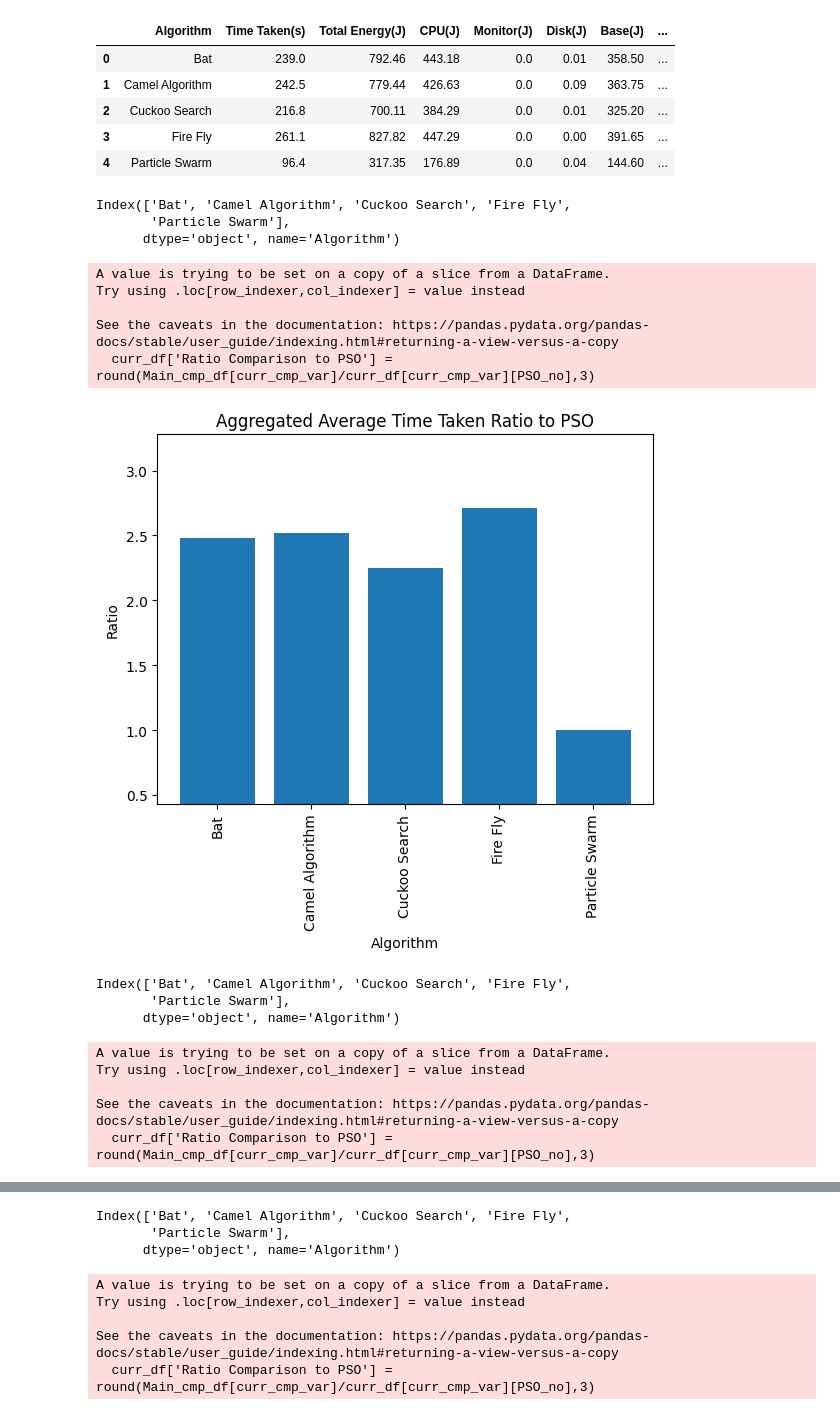
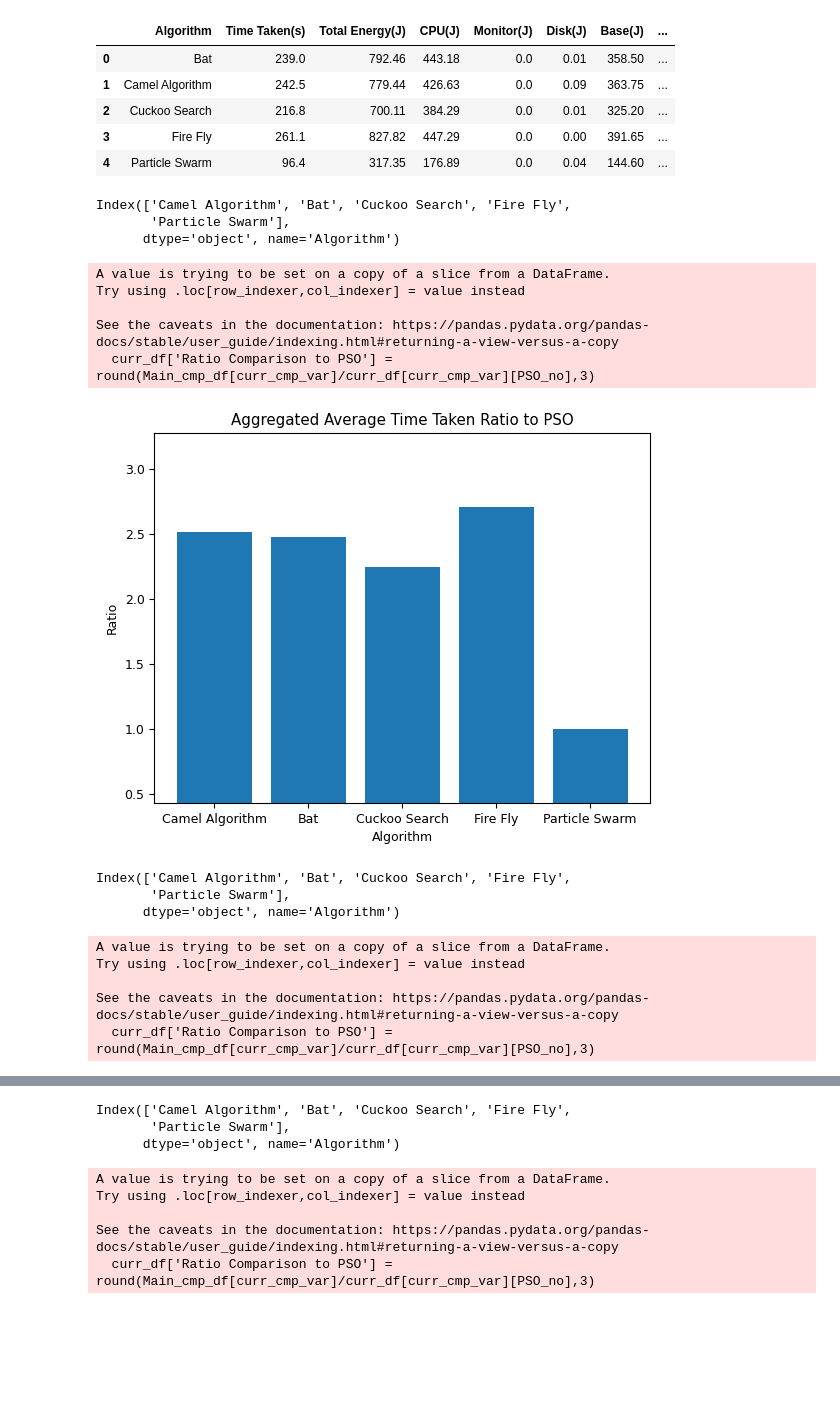
Before and after one commit to ChanderJindal/Analyzing-and-Rating-Greenness-of-Nature-Inspired-Algorithms, a Jupyter notebook: code/graphs.ipynb, the cells around one changed output, grey strips where cells are left out. Saved outputs shown, nothing was run; the diff lists cells and outputs as text; code cells hidden in the pictures; blank space fills up the shorter version.

```diff
--- a/code/graphs.ipynb
+++ b/code/graphs.ipynb
@@ -3,6 +3,9 @@ import os
 import json
 import numpy as np
 import pandas as pd
+# %%
+Img_Format = 'png'
+Home = os.getcwd()
 # %%
 Top_folder = os.path.join(Home,'Top Vals')
 Top_folder_prefix = '_peak_values.csv'
@@ -106,0 +130,15 @@ new_df
+# %%
+from matplotlib import pyplot as plt
+plt.rcParams.update({'font.size': 9})#<- this size is for all
+new_df = new_df.reindex([1,0,2,3,4])
+plot_df = new_df.drop(columns=['Power Consumption (w)','Time Taken(s)','Algorithm'])
+plot_df = plot_df.loc[:,['Total Energy(J)', 'CPU(J)', 'Base(J)', 'Disk(J)', 'Monitor(J)']]
+
+plot_df.index = new_df['Algorithm']
+plot_df.plot(kind="bar",rot=0)#<- this rotation is for inner label
+plt.title('Aggregated Average Consumption of Energy in each algorthm')
+plt.xlabel('Algorithms',rotation='horizontal')#<- this rotation is for outer label
+plt.ylabel('Energy Consumed (J)')
+print(plot_df.columns)
+plt.savefig(f'{os.path.join(AA_folder, os.path.basename(AA_folder))} sector.{Img_Format}')
+plt.show()
@@ -165,35 +187,38 @@ for i in range(len(Main_cmp_df['Algorithm'])):
 # %%
 cmp_lst = ['Time Taken(s)',	'Total Energy(J)', 'CPU(J)','Power Consumption (w)']
 for curr_cmp_var in cmp_lst:
     curr_col_lst = ['Algorithm', curr_cmp_var]
     curr_df = Main_cmp_df[curr_col_lst]
     curr_df['Ratio Comparison to PSO'] = round(Main_cmp_df[curr_cmp_var]/curr_df[curr_cmp_var][PSO_no],3)
     #print(f'Aggregated Average {curr_cmp_var[:-3]} Ratio.csv')
     curr_df.to_csv(os.path.join(AA_folder,f'Aggregated Average {curr_cmp_var[:-3]} Ratio.csv'))
+    curr_df = curr_df.reindex([1,0,2,3,4])
 
     plt.bar(curr_df['Algorithm'], curr_df['Ratio Comparison to PSO'])
-    plt.xticks(rotation='vertical')
+    plt.xticks(rotation='horizontal')
 
-    plt.title(f'Aggregated Average {curr_cmp_var[:-3]} Ratio to PSO')
+    curr_title_name = curr_cmp_var[:-3].strip()
+
+    plt.title(f'Aggregated Average {curr_title_name} Ratio to PSO')
     plt.xlabel('Algorithm')
     plt.ylabel('Ratio')
     gap = (max(curr_df['Ratio Comparison to PSO']) - min(curr_df['Ratio Comparison to PSO']))/3
     plt.ylim( min(curr_df['Ratio Comparison to PSO'])-gap , max(curr_df['Ratio Comparison to PSO'])+gap )
     print(plot_df.columns)
 
-    plt.savefig(os.path.join(AA_folder, f'{curr_cmp_var[:-3]}.svg'))
+    plt.savefig(os.path.join(AA_folder, f'{curr_title_name}.{Img_Format}'))
     plt.show()
 # %% [output]
-Index(['Bat', 'Camel Algorithm', 'Cuckoo Search', 'Fire Fly',
+Index(['Camel Algorithm', 'Bat', 'Cuckoo Search', 'Fire Fly',
        'Particle Swarm'],
       dtype='object', name='Algorithm')
 A value is trying to be set on a copy of a slice from a DataFrame.
 Try using .loc[row_indexer,col_indexer] = value instead
 
 See the caveats in the documentation: https://pandas.pydata.org/pandas-docs/stable/user_guide/indexing.html#returning-a-view-versus-a-copy
   curr_df['Ratio Comparison to PSO'] = round(Main_cmp_df[curr_cmp_var]/curr_df[curr_cmp_var][PSO_no],3)
-[figure, old version]
+[figure, new version]
-Index(['Bat', 'Camel Algorithm', 'Cuckoo Search', 'Fire Fly',
+Index(['Camel Algorithm', 'Bat', 'Cuckoo Search', 'Fire Fly',
        'Particle Swarm'],
       dtype='object', name='Algorithm')
 A value is trying to be set on a copy of a slice from a DataFrame.
@@ -205,4 +230,4 @@ See the caveats in the documentation: https://pandas.pydata.org/pandas-docs/stab
-Index(['Bat', 'Camel Algorithm', 'Cuckoo Search', 'Fire Fly',
+Index(['Camel Algorithm', 'Bat', 'Cuckoo Search', 'Fire Fly',
        'Particle Swarm'],
       dtype='object', name='Algorithm')
 A value is trying to be set on a copy of a slice from a DataFrame.
```
Also changed, not shown: parts of 6 cells of this notebook, 23 other files.
